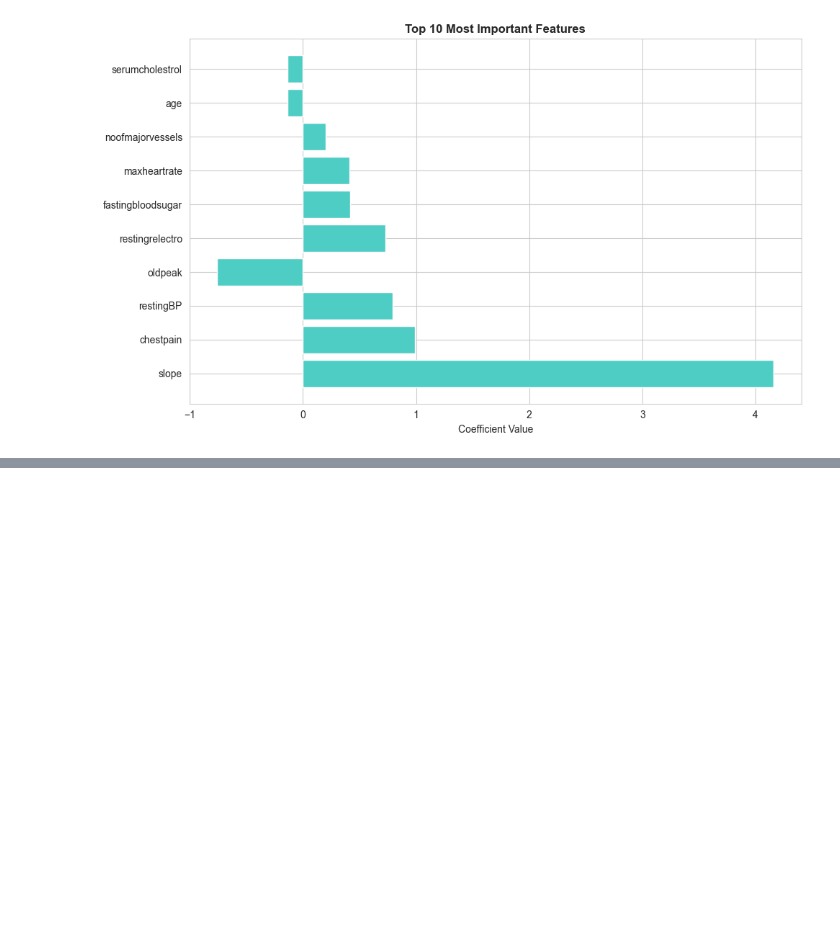
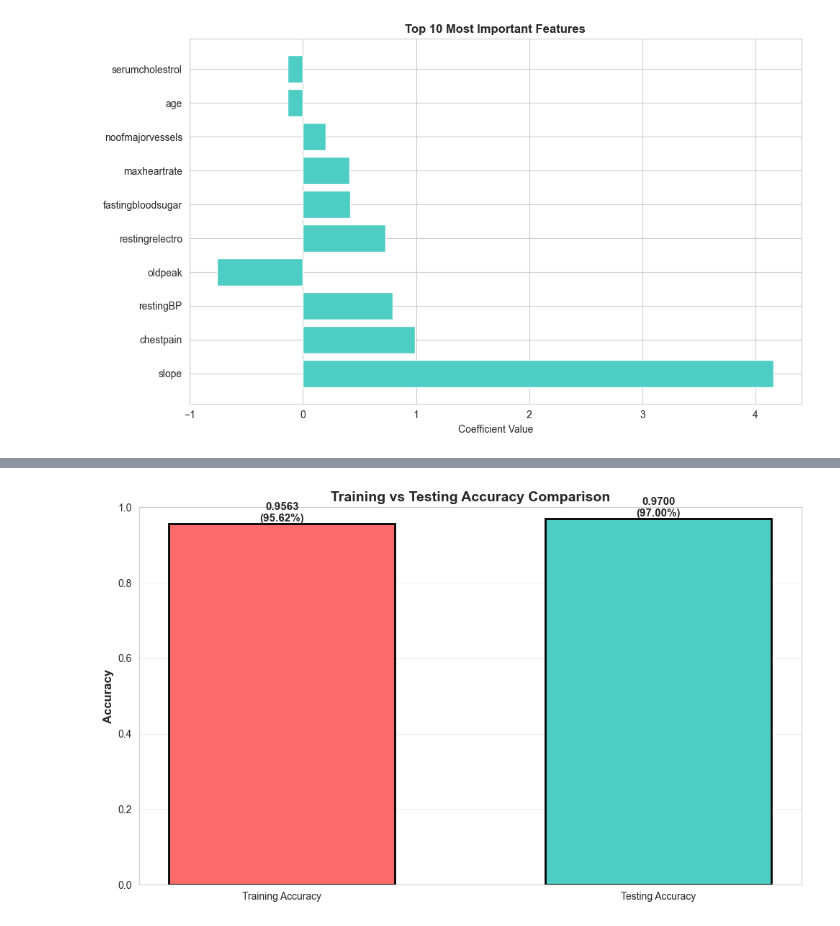
Before and after one commit to perera2001/ML-Assignment-, a Jupyter notebook: Logistic/logistic.ipynb, the cells around one changed output, grey strips where cells are left out. Drawn from its saved outputs; the diff is of its cells as text; code cells hidden in the pictures; blank space fills up the shorter version.

Commit message:
check evaluation and model evaluation

```diff
--- a/Logistic/logistic.ipynb
+++ b/Logistic/logistic.ipynb
@@ -857,0 +862,76 @@ Model Intercept: 1.250148
+# %%
+print("=" * 80)
+print("OVERFITTING CHECK")
+print("=" * 80)
+
+# Calculate training accuracy
+y_train_pred = log_reg.predict(X_train)
+train_accuracy = accuracy_score(y_train, y_train_pred)
+
+# Calculate testing accuracy
+y_test_pred = log_reg.predict(X_test)
+test_accuracy = accuracy_score(y_test, y_test_pred)
+
+# Calculate the difference
+accuracy_diff = train_accuracy - test_accuracy
+
+print(f"Training Accuracy: {train_accuracy:.4f} ({train_accuracy * 100:.2f}%)")
+print(f"Testing Accuracy: {test_accuracy:.4f} ({test_accuracy * 100:.2f}%)")
+print(f"Accuracy Difference: {accuracy_diff:.4f}")
+print()
+
+# Analyze overfitting/underfitting
+print("Model Performance Analysis:")
+print("-" * 40)
+
+if accuracy_diff > 0.05:
+    if test_accuracy < 0.70:
+        print("  UNDERFITTING DETECTED:")
+        print("   - Training accuracy is significantly higher than testing accuracy")
+        print("   - Both accuracies are relatively low")
+        print("   - Model is not capturing the underlying patterns well")
+        print("   - Consider: more features, more complex model, or more data")
+    else:
+        print("  OVERFITTING DETECTED:")
+        print("   - Training accuracy is significantly higher than testing accuracy")
+        print("   - Consider: regularization, cross-validation, or more data")
+else:
+    if test_accuracy > 0.90:
+        print(" GOOD FIT:")
+        print("   - Training and testing accuracies are close")
+        print("   - Model generalizes well to unseen data")
+    elif test_accuracy > 0.70:
+        print(" REASONABLE FIT:")
+        print("   - Training and testing accuracies are similar")
+        print("   - Model shows decent generalization")
+    else:
+        print("  UNDERFITTING DETECTED:")
+        print("   - Both training and testing accuracies are low")
+        print("   - Consider: more features or more complex model")
+
+print()
+
+# Visualize comparison
+fig, ax = plt.subplots(1, 1, figsize=(10, 6))
+
+accuracies = [train_accuracy, test_accuracy]
+labels = ['Training Accuracy', 'Testing Accuracy']
+colors = ['#FF6B6B', '#4ECDC4']
+
+bars = ax.bar(labels, accuracies, color=colors, width=0.6, edgecolor='black', linewidth=2)
+
+# Add value labels on bars
+for bar in bars:
+    height = bar.get_height()
+    ax.text(bar.get_x() + bar.get_width()/2., height,
+            f'{height:.4f}\n({height*100:.2f}%)',
+            ha='center', va='bottom', fontweight='bold', fontsize=11)
+
+ax.set_ylim([0, 1.0])
+ax.set_ylabel('Accuracy', fontsize=12, fontweight='bold')
+ax.set_title('Training vs Testing Accuracy Comparison', fontsize=14, fontweight='bold')
+ax.grid(axis='y', alpha=0.3)
+
+plt.tight_layout()
+plt.show()
+# %% [output]
@@ -857,0 +950 @@ Model Intercept: 1.250148
+[figure, added]
```
Also changed, not shown: parts of 4 cells of this notebook.
